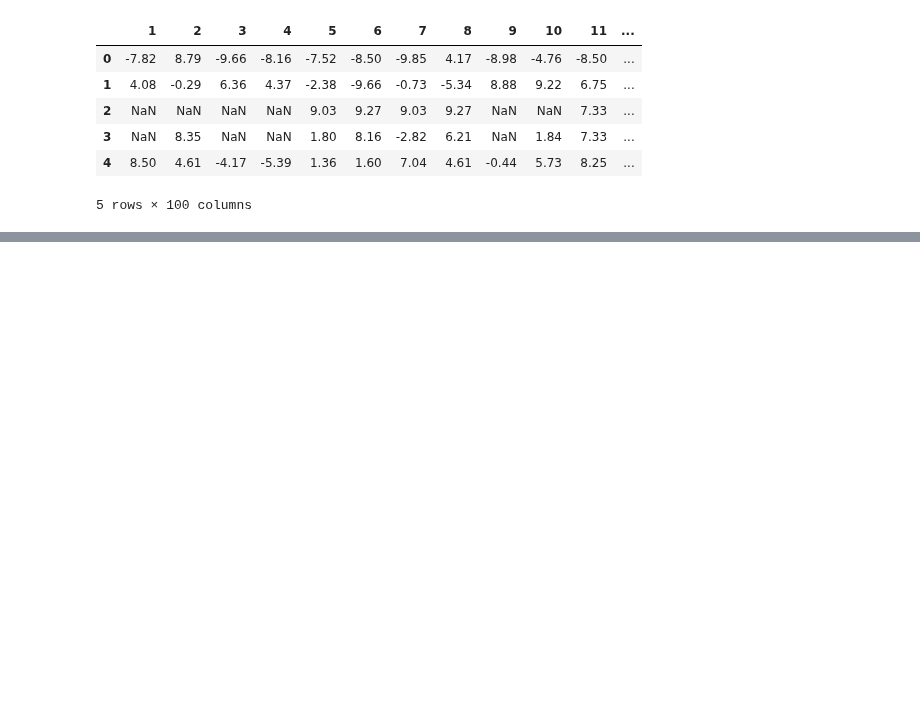
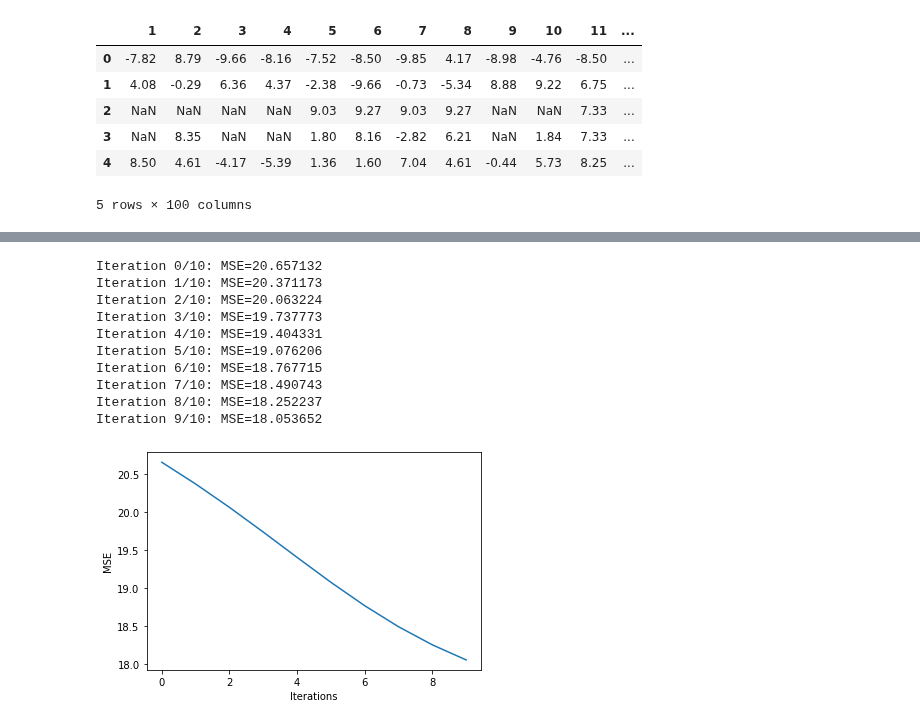
Before and after one commit to ThakdanaiSaelee/Lab_CE888, a Jupyter notebook: lab4 - recommed/my_recommender.ipynb, the cells around one changed output, grey strips where cells are left out. Cells and saved outputs as stored; diff of their text form; code cells hidden in the pictures; blank space fills up the shorter version.

```diff
--- a/lab4 - recommed/my_recommender.ipynb
+++ b/lab4 - recommed/my_recommender.ipynb
@@ -90,3 +90,9 @@ def replace(orig, percentage=0.1):
 # %%
 # create validation set
 validation_set , index = replace(arr,0.1)
+# %%
+n_latent_factors = 2
+
+# Initialise as random values
+latent_user_preferences = np.random.random((arr.shape[0], n_latent_factors))
+latent_item_features = np.random.random((arr.shape[1], n_latent_factors))
@@ -92,0 +137,21 @@ validation_set , index = replace(arr,0.1)
+# %%
+num_iter = 10
+hist = sgd(num_iter)
+
+plt.figure()
+plt.plot(np.arange(0, num_iter,1), hist)
+plt.xlabel("Iterations")
+plt.ylabel("MSE")
+plt.show()
+# %% [output]
+Iteration 0/10: MSE=20.657132
+Iteration 1/10: MSE=20.371173
+Iteration 2/10: MSE=20.063224
+Iteration 3/10: MSE=19.737773
+Iteration 4/10: MSE=19.404331
+Iteration 5/10: MSE=19.076206
+Iteration 6/10: MSE=18.767715
+Iteration 7/10: MSE=18.490743
+Iteration 8/10: MSE=18.252237
+Iteration 9/10: MSE=18.053652
+[figure, added]
```
Also changed, not shown: parts of 2 cells of this notebook.
